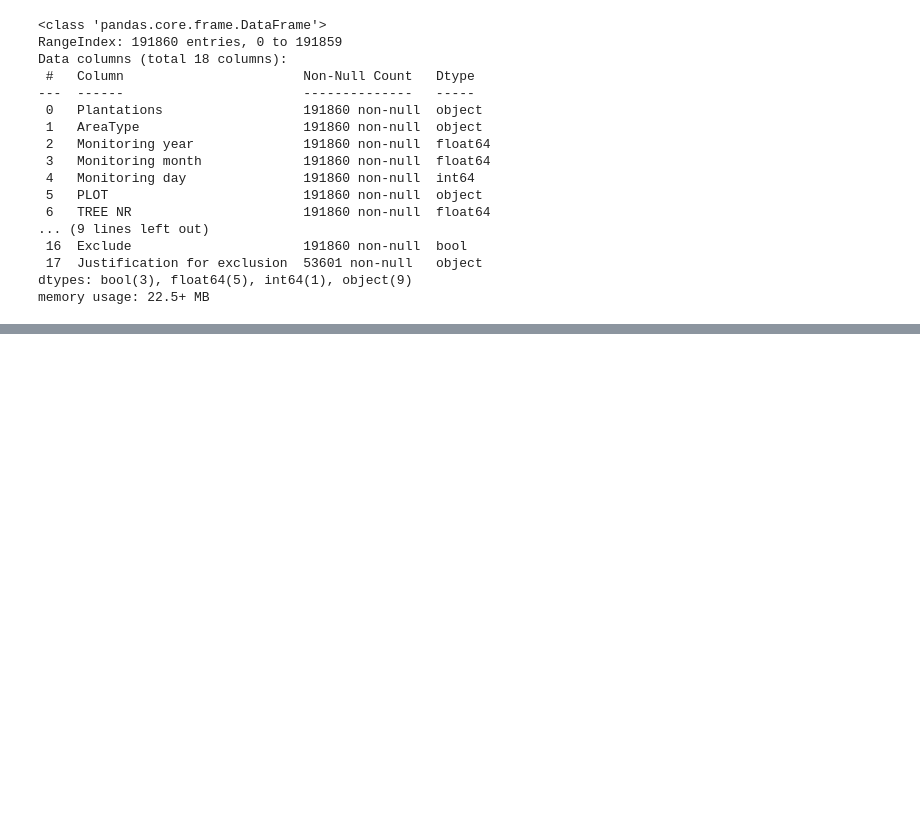
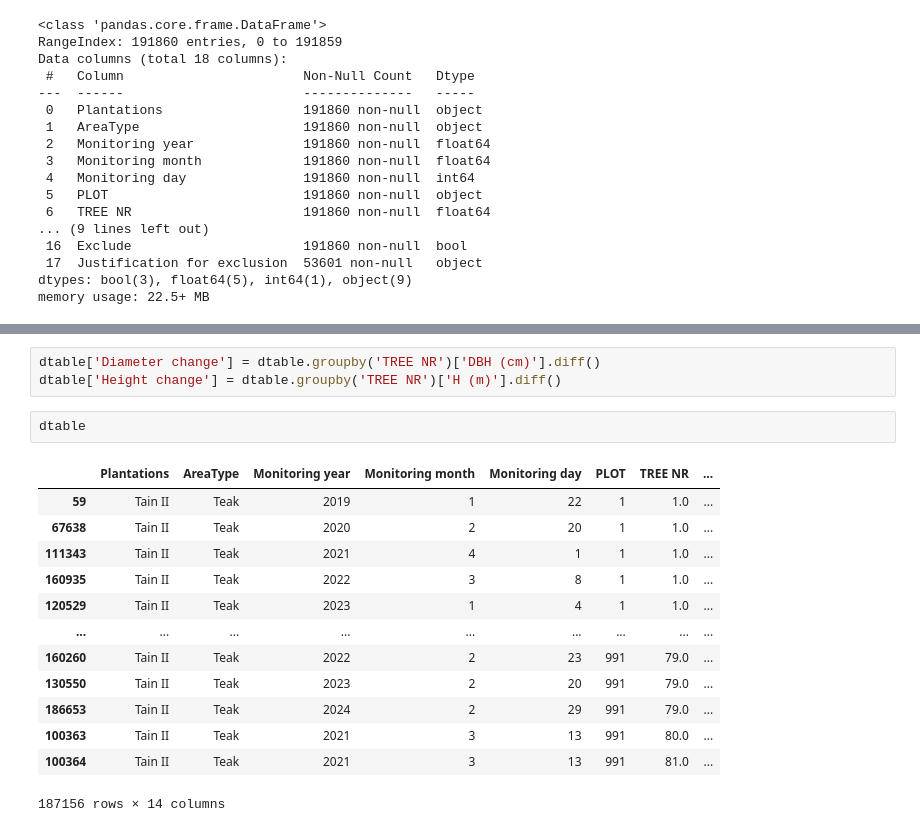
Before and after one commit to ds-gowusu/ds-ml-portfolio, a Jupyter notebook: teak_growth_analysis.ipynb, the cells around one changed output, grey strips where cells are left out. Drawn from its saved outputs; the diff is of its cells as text; blank space fills up the shorter version.

```diff
--- a/teak_growth_analysis.ipynb
+++ b/teak_growth_analysis.ipynb
@@ -172,0 +339,19 @@ AttributeError: Can only use .dt accessor with datetimelike values
+# %%
+dtable['Diameter change'] = dtable.groupby('TREE NR')['DBH (cm)'].diff()
+dtable['Height change'] = dtable.groupby('TREE NR')['H (m)'].diff()
+# %%
+dtable
+# %% [output]
+|  | Plantations | AreaType | Monitoring year | Monitoring month | Monitoring day | PLOT | TREE NR | ... |
+| 59 | Tain II | Teak | 2019 | 1 | 22 | 1 | 1.0 | ... |
+| 67638 | Tain II | Teak | 2020 | 2 | 20 | 1 | 1.0 | ... |
+| 111343 | Tain II | Teak | 2021 | 4 | 1 | 1 | 1.0 | ... |
+| 160935 | Tain II | Teak | 2022 | 3 | 8 | 1 | 1.0 | ... |
+| 120529 | Tain II | Teak | 2023 | 1 | 4 | 1 | 1.0 | ... |
+| ... | ... | ... | ... | ... | ... | ... | ... | ... |
+| 160260 | Tain II | Teak | 2022 | 2 | 23 | 991 | 79.0 | ... |
+| 130550 | Tain II | Teak | 2023 | 2 | 20 | 991 | 79.0 | ... |
+| 186653 | Tain II | Teak | 2024 | 2 | 29 | 991 | 79.0 | ... |
+| 100363 | Tain II | Teak | 2021 | 3 | 13 | 991 | 80.0 | ... |
+| 100364 | Tain II | Teak | 2021 | 3 | 13 | 991 | 81.0 | ... |
+187156 rows × 14 columns
```
Also changed, not shown: parts of 50 cells of this notebook.
